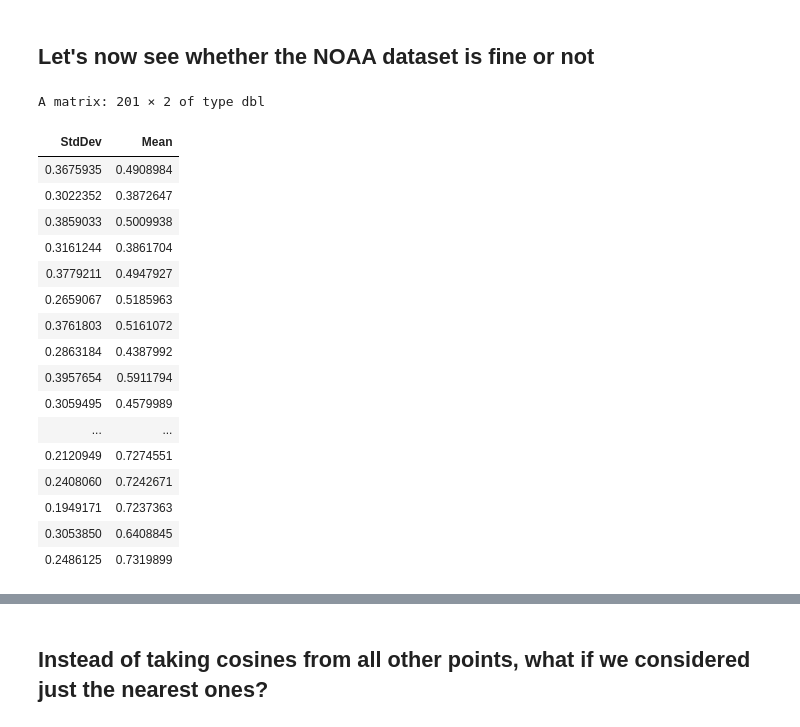
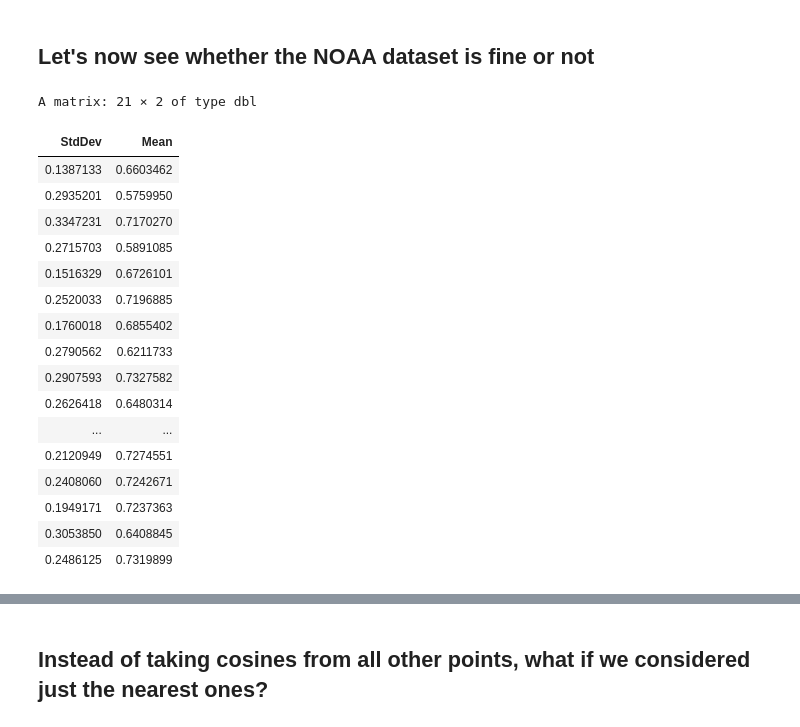
Before and after one commit to Fernando1729/datasci_proj, a Jupyter notebook: analysis_of_dwnn.ipynb, the cells around one changed output, grey strips where cells are left out. Cells and saved outputs as stored; diff of their text form; code cells hidden in the pictures.

```diff
--- a/analysis_of_dwnn.ipynb
+++ b/analysis_of_dwnn.ipynb
@@ -216,8 +216,8 @@ test.cosines = function(dims=c(3, 6, 9, 12), dataset_func=spherical_dataset){
 
         dataset = dataset_func(dim=dim, rows=5**3)
         badQuery = rep(1.5, dim)
-        avgQuery = rep(1.0, dim)
-        goodQuery = rep(0.5, dim)
+        avgQuery = rep(0.75, dim)
+        goodQuery = rep(0, dim)
 
         stats = get.var.mean(badQuery, dataset)
         cat("\tBad query:  variance = ", stats[1], " mean = ", stats[2], "\n")
@@ -283,7 +283,7 @@ deterministic = rowSums(res$imf[,4:res$nimf]) + res$residue
 emb = embedd(deterministic, m=7, d=74)
 # %%
 # We will check from here
-begin = nrow(emb) - 200
+begin = nrow(emb) - 20
 
 # We don't have enough memory, so we define another function to get cosines
 cosine2 = function(diff){
@@ -292,44 +292,44 @@ cosine2 = function(diff){
     for(i in 2:nrow(diff)){
         v1 = diff[i-1,]
         v2 = diff[i,]
         allCosines[i-1] = (v1 %*% v2) / (norm2(v1) * norm2(v2))
     }
     return(allCosines)
 }
 
 df = NULL
 
 for(i in begin:nrow(emb)){
     # x_1 x_3 x_5
     # x_2 x_4 x_6
     # x_3 x_5 x_7
     #
     # We always use the first 1:(length-1) to predict the next
     # So we have to check 1:(length-1) against the rest of the dataset
     query = emb[i,1:(ncol(emb)-1)]
     diff = query - emb[1:(i-1),1:(ncol(emb)-1)]
     cos = cosine2(diff)
     s = sd(cos)
     m = mean(cos)
 #   message(paste(paste("sd = ", s, "    mean = ", m)))
     df = rbind(df, c(s, m))
 }
 
 colnames(df) = c("StdDev", "Mean")
 df
 # %% [output]
-A matrix: 201 × 2 of type dbl
+A matrix: 21 × 2 of type dbl
 | StdDev | Mean |
-| 0.3675935 | 0.4908984 |
-| 0.3022352 | 0.3872647 |
-| 0.3859033 | 0.5009938 |
-| 0.3161244 | 0.3861704 |
-| 0.3779211 | 0.4947927 |
-| 0.2659067 | 0.5185963 |
-| 0.3761803 | 0.5161072 |
-| 0.2863184 | 0.4387992 |
-| 0.3957654 | 0.5911794 |
-| 0.3059495 | 0.4579989 |
+| 0.1387133 | 0.6603462 |
+| 0.2935201 | 0.5759950 |
+| 0.3347231 | 0.7170270 |
+| 0.2715703 | 0.5891085 |
+| 0.1516329 | 0.6726101 |
+| 0.2520033 | 0.7196885 |
+| 0.1760018 | 0.6855402 |
+| 0.2790562 | 0.6211733 |
+| 0.2907593 | 0.7327582 |
+| 0.2626418 | 0.6480314 |
 | ... | ... |
 | 0.2120949 | 0.7274551 |
 | 0.2408060 | 0.7242671 |
```
Also changed, not shown: parts of 13 cells of this notebook.
